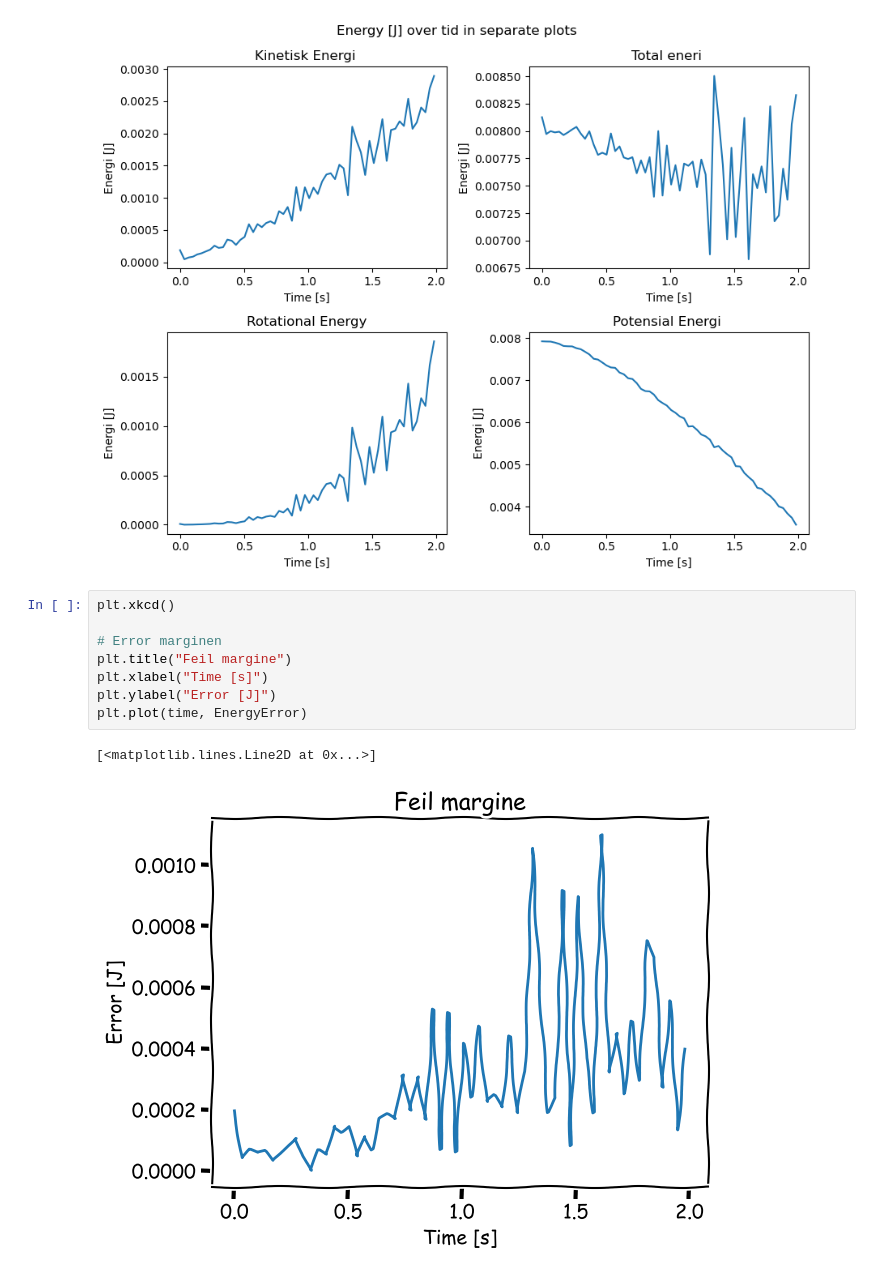
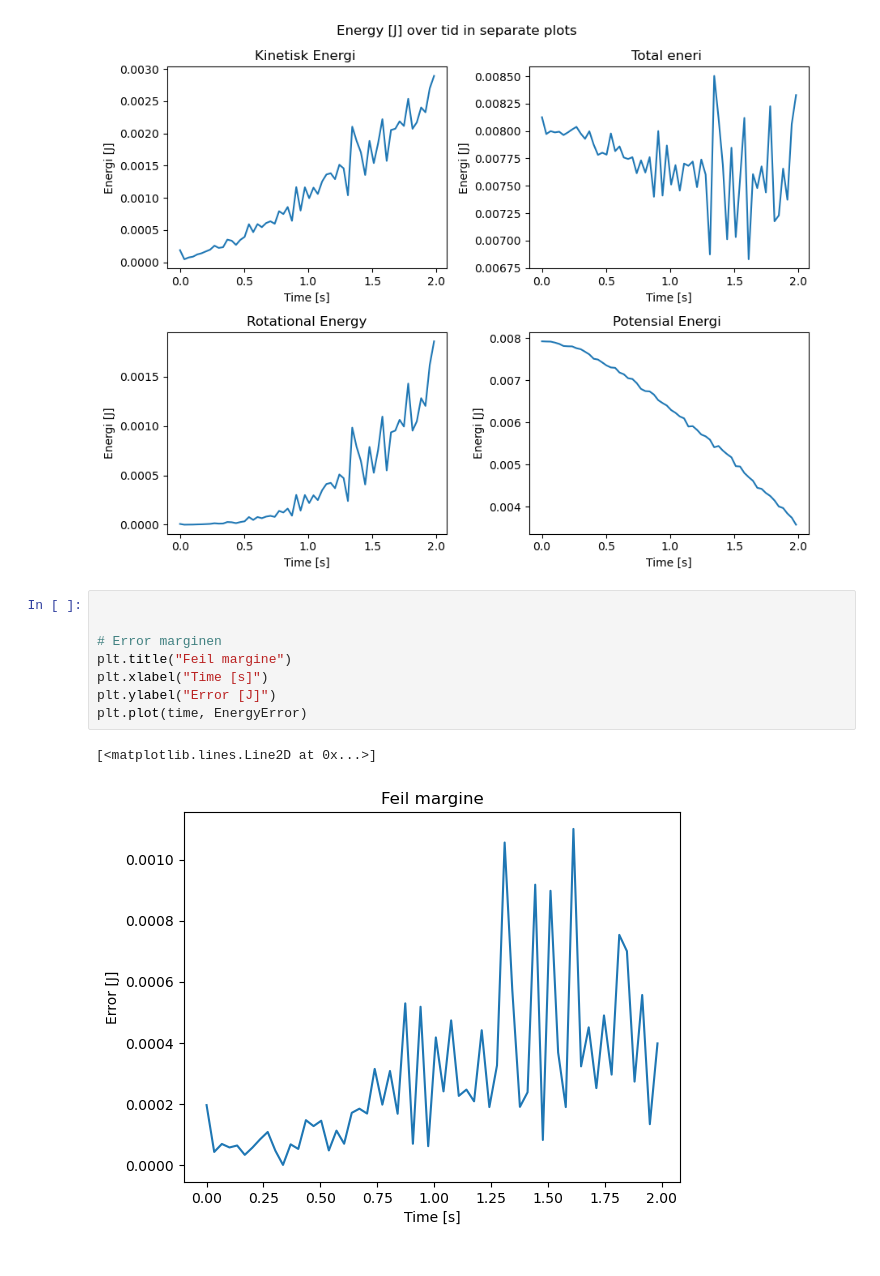
Before and after one commit to Senja20/fys129Del2, a Jupyter notebook: Del 2 fys129.ipynb, the cells around one changed output. Saved outputs shown, nothing was run; the diff lists cells and outputs as text.

```diff
--- a/Del 2 fys129.ipynb
+++ b/Del 2 fys129.ipynb
@@ -251,13 +251,13 @@ axs[0][1].plot(time, TotalE)
 [<matplotlib.lines.Line2D at 0x...>]
 [figure]
 # %%
-plt.xkcd()
+
 
 # Error marginen
 plt.title("Feil margine")
 plt.xlabel("Time [s]")
 plt.ylabel("Error [J]")
 plt.plot(time, EnergyError)
 # %% [output]
 [<matplotlib.lines.Line2D at 0x...>]
-[figure, old version]
+[figure, new version]
```
Also changed, not shown: parts of 5 cells of this notebook.
